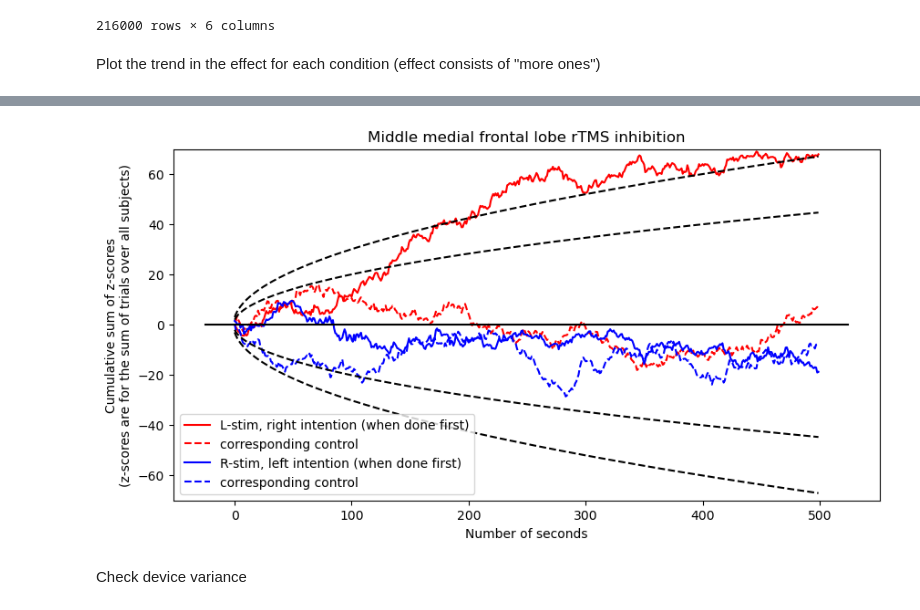
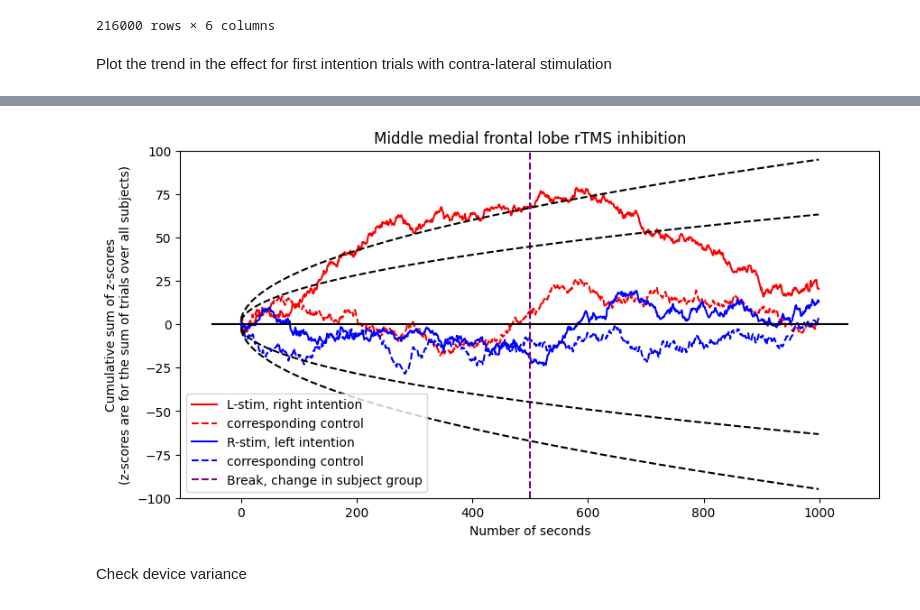
Before and after one commit to AvantiShri/freedman2023_cortex_analysisreplication, a Jupyter notebook: freedman_et_al_2023/Freedman_et_al_2023_analysis.ipynb, the cells around one changed output, grey strips where cells are left out. Cells and saved outputs as stored; diff of their text form; code cells hidden in the pictures.

```diff
--- a/freedman_et_al_2023/Freedman_et_al_2023_analysis.ipynb
+++ b/freedman_et_al_2023/Freedman_et_al_2023_analysis.ipynb
@@ -64,34 +55,35 @@ for group, group_easyname in [(1,"Rstim_Lfirst"),
         trials_for_all_subjects = np.array(trials_for_all_subjects)
         group_and_condition_to_trialdata[group_easyname][condition_easyname] = trials_for_all_subjects
 # %% [markdown]
-Plot the trend in the effect for each condition (effect consists of "more ones")
+Plot the trend in the effect for first intention trials with contra-lateral stimulation
 # %%
 #plot to make sure
 %matplotlib inline
 from matplotlib import pyplot as plt
 
 lines_to_plot = [
-    ("Lstim_Rfirst", "expRight", 'red', '-', "L-stim, right intention (when done first)"),
-    ("Lstim_Rfirst", "contRight", 'red', '--', "corresponding control"),
-    ("Rstim_Lfirst", "expLeft", 'blue', '-', "R-stim, left intention (when done first)"),
-    ("Rstim_Lfirst", "contLeft", 'blue', '--', "corresponding control"),
+    ("Lstim_Rfirst", "Lstim_Lfirst", "expRight", 'red', '-', "L-stim, right intention"),
+    ("Lstim_Rfirst", "Lstim_Lfirst", "contRight", 'red', '--', "corresponding control"),
+    ("Rstim_Lfirst", "Rstim_Rfirst", "expLeft", 'blue', '-', "R-stim, left intention"),
+    ("Rstim_Lfirst", "Rstim_Rfirst", "contLeft", 'blue', '--', "corresponding control"),
 ]
 
 plt.figure(figsize=(10,5))
 handles = []
 handle_labels = []
-for groupname, conditionname, color, linestyle, label in lines_to_plot:
-    data = group_and_condition_to_trialdata[groupname][conditionname]
+for (groupname1, groupname2, conditionname, color, linestyle, label)  in lines_to_plot:
+    data = np.concatenate([group_and_condition_to_trialdata[groupname1][conditionname],
+                           group_and_condition_to_trialdata[groupname2][conditionname]], axis=1)
     handles.append(
          plt.plot(np.cumsum(np.sum(data-100, axis=0))/(np.sqrt(50)*np.sqrt(data.shape[0])),
-                 color=conditionname_to_color[conditionname],
-                 #alpha=conditionname_to_alpha[conditionname],
-                 linestyle=conditionname_to_linestyle[conditionname])[0])
+                 color=color,
+                 linestyle=linestyle)[0])
     handle_labels.append(label)
 plt.title("Middle medial frontal lobe rTMS inhibition")
 plt.ylabel("Cumulative sum of z-scores\n(z-scores are for the sum of trials over all subjects)")
 plt.xlabel("Number of seconds")
-plt.legend(handles=handles, labels=handle_labels, loc=3)
+handles.append(plt.plot([500,500],[-100,100], color="purple", linestyle="--")[0])
+handle_labels.append("Break, change in subject group")
 xlim = plt.xlim()
 plt.plot(xlim, [0,0], color="black")
 #2 sigma curve:
@@ -100,6 +92,7 @@ plt.plot(np.arange(data.shape[1]), -2*np.sqrt(1+np.arange(data.shape[1])), lines
 #3 sigma curve:
 plt.plot(np.arange(data.shape[1]), 3*np.sqrt(1+np.arange(data.shape[1])), linestyle="--", color="black" )
 plt.plot(np.arange(data.shape[1]), -3*np.sqrt(1+np.arange(data.shape[1])), linestyle="--", color="black" )
-plt.ylim(-70,70)
+plt.ylim(-100,100)
+plt.legend(handles=handles, labels=handle_labels, loc=3)
 plt.savefig('contra_stim_first_intention_trials.eps', format='eps')
 # %% [output]
@@ -107,4 +100,4 @@ The PostScript backend does not support transparency; partially transparent arti
-[figure, old version]
+[figure, new version]
 # %% [markdown]
 Check device variance
 # %%
```
Also changed, not shown: parts of 8 cells of this notebook.
